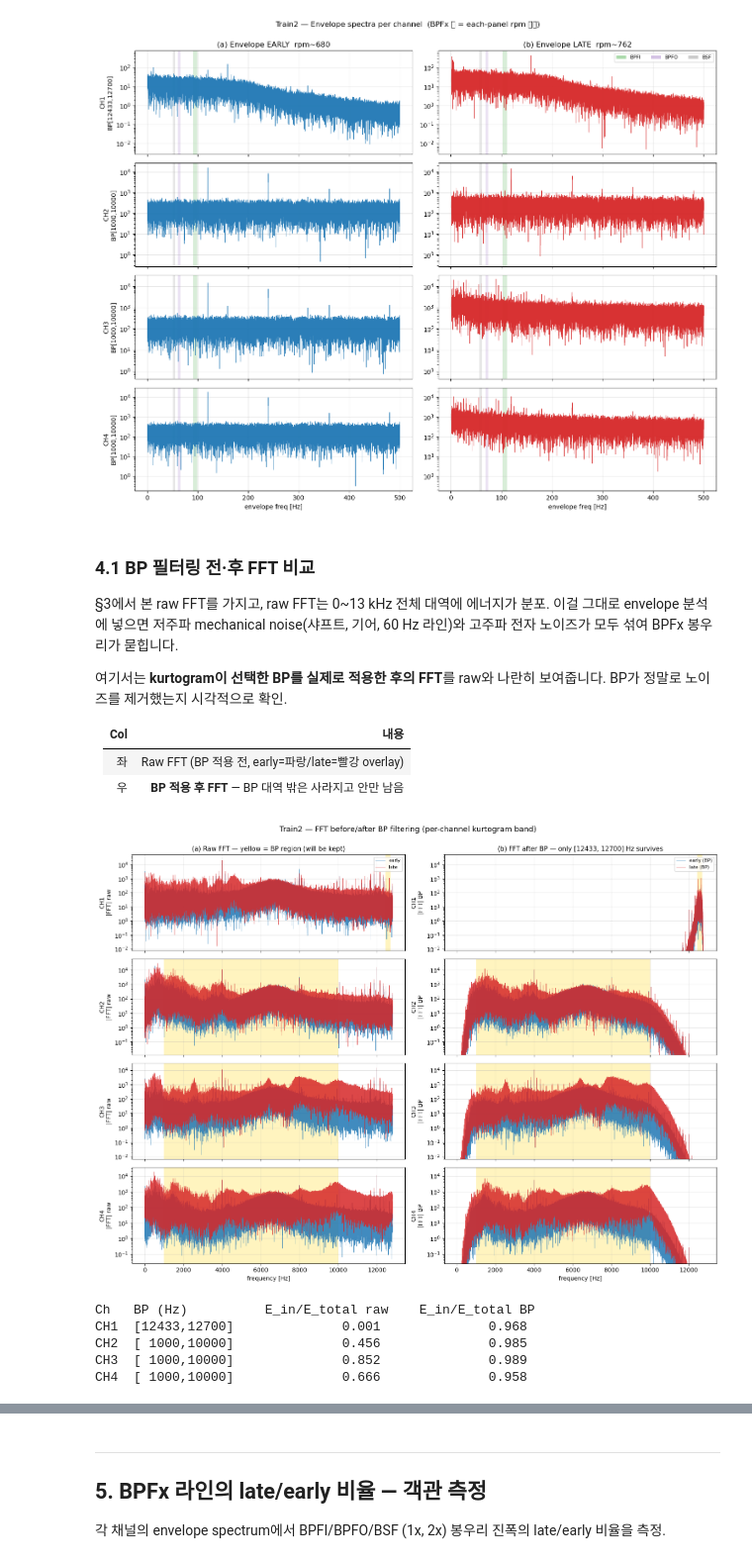
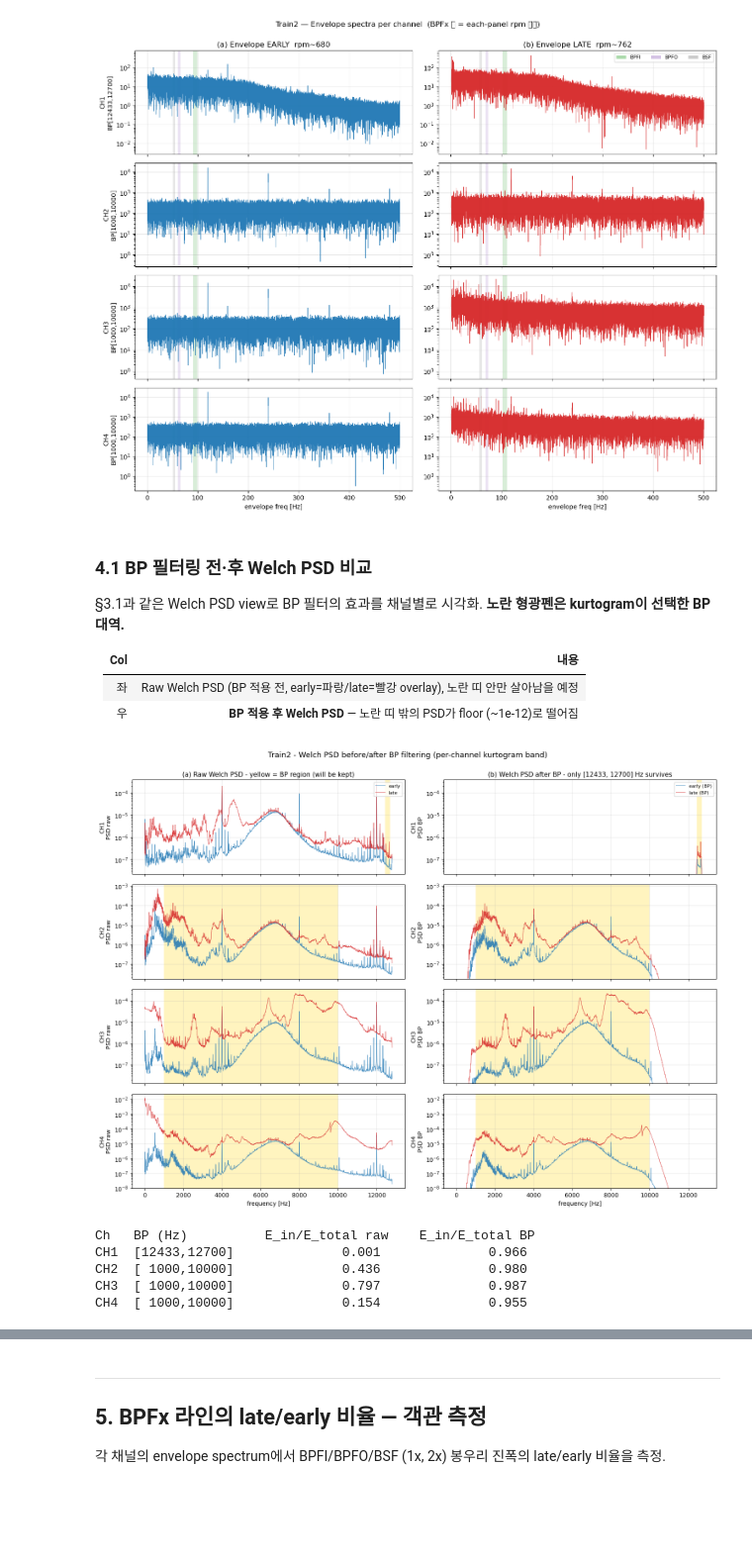
Before and after one commit to Circler-K/data_challenge, a Jupyter notebook: notebooks/01_train2_analysis.ipynb, the cells around one changed output, grey strips where cells are left out. Shown at 99% size. Cells and saved outputs as stored; diff of their text form; code cells hidden in the pictures; blank space fills up the shorter version.

```diff
--- a/notebooks/01_train2_analysis.ipynb
+++ b/notebooks/01_train2_analysis.ipynb
@@ -482,93 +479,87 @@ plt.show()
 # %% [output]
 [figure]
 # %% [markdown]
-### 4.1 BP 필터링 전·후 FFT 비교
+### 4.1 BP 필터링 전·후 Welch PSD 비교
 
-§3에서 본 raw FFT를 가지고,  raw FFT는 0~13 kHz 전체 대역에 에너지가 분포. 이걸 그대로 envelope 분석에 넣으면 저주파 mechanical noise(샤프트, 기어, 60 Hz 라인)와 고주파 전자 노이즈가 모두 섞여 BPFx 봉우리가 묻힙니다.
-
-여기서는 **kurtogram이 선택한 BP를 실제로 적용한 후의 FFT**를 raw와 나란히 보여줍니다. BP가 정말로 노이즈를 제거했는지 시각적으로 확인.
+§3.1과 같은 Welch PSD view로 BP 필터의 효과를 채널별로 시각화. **노란 형광펜은 kurtogram이 선택한 BP 대역.**
 
 | Col | 내용 |
 |---|---|
-| 좌 | Raw FFT (BP 적용 전, early=파랑/late=빨강 overlay) |
-| 우 | **BP 적용 후 FFT** — BP 대역 밖은 사라지고 안만 남음 |
+| 좌 | Raw Welch PSD (BP 적용 전, early=파랑/late=빨강 overlay), 노란 띠 안만 살아남을 예정 |
+| 우 | **BP 적용 후 Welch PSD** — 노란 띠 밖의 PSD가 floor (~1e-12)로 떨어짐 |
 # %%
-# Apply each channel's kurtogram BP and compare FFT before/after
+# Apply each channel's kurtogram BP and compare PSD before/after
+# Welch PSD (averaged 4096-sample segments) — same view as §3.1
+from scipy.signal import welch as _welch
+
 fig, axes = plt.subplots(4, 2, figsize=(15, 11), sharex=True)
 
 for i, ch in enumerate(CHANNEL_NAMES):
     lo, hi = get_band(ch)
     sos = butter(4, [lo, hi], btype='band', fs=FS, output='sos')
 
-    # Apply BP to early and late
-    e_raw, l_raw = early[i].astype(np.float64), late[i].astype(np.float64)
+    e_raw = early[i].astype(np.float64)
+    l_raw = late[i].astype(np.float64)
     e_bp = sosfiltfilt(sos, e_raw)
     l_bp = sosfiltfilt(sos, l_raw)
 
-    # Compute FFTs
-    def fft_mag(sig):
-        spec = np.abs(np.fft.rfft(sig * np.hanning(len(sig))))
-        f = np.fft.rfftfreq(len(sig), d=1.0/FS)
-        return f, spec
+    def psd(sig):
+        f, P = _welch(sig, fs=FS, nperseg=4096, noverlap=2048, scaling='density')
+        return f, P
 
-    fe_r, se_r = fft_mag(e_raw); fl_r, sl_r = fft_mag(l_raw)
-    fe_b, se_b = fft_mag(e_bp);  fl_b, sl_b = fft_mag(l_bp)
+    fe_r, Pe_r = psd(e_raw); fl_r, Pl_r = psd(l_raw)
+    fe_b, Pe_b = psd(e_bp);  fl_b, Pl_b = psd(l_bp)
 
     m = (fe_r >= 5) & (fe_r <= 13000)
 
-    # Left: raw FFT
     ax = axes[i, 0]
-    ax.semilogy(fe_r[m], se_r[m] + 1e-3, color='tab:blue', lw=0.4, alpha=0.85, label='early')
-    ax.semilogy(fl_r[m], sl_r[m] + 1e-3, color='tab:red',  lw=0.4, alpha=0.85, label='late')
+    ax.semilogy(fe_r[m], Pe_r[m], color='tab:blue', lw=0.7, alpha=0.85, label='early')
+    ax.semilogy(fl_r[m], Pl_r[m], color='tab:red',  lw=0.7, alpha=0.85, label='late')
     ax.axvspan(lo, hi, color='gold', alpha=0.25, lw=0)
-    ax.set_ylabel(f'{ch}\n|FFT| raw')
+    ax.set_ylabel(f'{ch}\nPSD raw')
     ax.grid(alpha=0.3)
     if i == 0:
-        ax.set_title('(a) Raw FFT — yellow = BP region (will be kept)', fontsize=11)
+        ax.set_title('(a) Raw Welch PSD - yellow = BP region (will be kept)', fontsize=11)
         ax.legend(fontsize=8, loc='upper right')
     if i == 3: ax.set_xlabel('frequency [Hz]')
 
-    # Right: BP-filtered FFT
     ax = axes[i, 1]
-    ax.semilogy(fe_b[m], se_b[m] + 1e-3, color='tab:blue', lw=0.4, alpha=0.85, label='early (BP)')
-    ax.semilogy(fl_b[m], sl_b[m] + 1e-3, color='tab:red',  lw=0.4, alpha=0.85, label='late (BP)')
+    ax.semilogy(fe_b[m], Pe_b[m] + 1e-12, color='tab:blue', lw=0.7, alpha=0.85, label='early (BP)')
+    ax.semilogy(fl_b[m], Pl_b[m] + 1e-12, color='tab:red',  lw=0.7, alpha=0.85, label='late (BP)')
     ax.axvspan(lo, hi, color='gold', alpha=0.25, lw=0)
-    ax.set_ylabel(f'{ch}\n|FFT| BP')
+    ax.set_ylabel(f'{ch}\nPSD BP')
     ax.grid(alpha=0.3)
     if i == 0:
-        ax.set_title(f'(b) FFT after BP — only [{lo:.0f}, {hi:.0f}] Hz survives', fontsize=11)
+        ax.set_title(f'(b) Welch PSD after BP - only [{lo:.0f}, {hi:.0f}] Hz survives', fontsize=11)
         ax.legend(fontsize=8, loc='upper right')
     if i == 3: ax.set_xlabel('frequency [Hz]')
 
-    # Sync y-axis between left/right per row to make the suppression visible
     yl = axes[i, 0].get_ylim()
     axes[i, 1].set_ylim(yl)
 
-fig.suptitle(f'Train{TR} — FFT before/after BP filtering (per-channel kurtogram band)', y=1.0, fontsize=13)
+fig.suptitle(f'Train{TR} - Welch PSD before/after BP filtering (per-channel kurtogram band)',
+             y=1.0, fontsize=13)
 fig.tight_layout()
 plt.show()
 
-# Numerical: energy ratio inside vs outside BP band, before vs after
 print(f'\n{"Ch":<4} {"BP (Hz)":<14} {"E_in/E_total raw":>18} {"E_in/E_total BP":>18}')
 for i, ch in enumerate(CHANNEL_NAMES):
     lo, hi = get_band(ch)
     sos = butter(4, [lo, hi], btype='band', fs=FS, output='sos')
     sig_raw = late[i].astype(np.float64)
     sig_bp  = sosfiltfilt(sos, sig_raw)
-    f, sr = fft_mag(sig_raw); _, sb = fft_mag(sig_bp)
+    f, Pr = psd(sig_raw); _, Pb = psd(sig_bp)
     in_band = (f >= lo) & (f <= hi)
-    e_in_raw  = (sr[in_band]**2).sum()
-    e_total_raw = (sr**2).sum()
-    e_in_bp   = (sb[in_band]**2).sum()
-    e_total_bp = (sb**2).sum()
+    e_in_raw  = Pr[in_band].sum(); e_total_raw = Pr.sum()
+    e_in_bp   = Pb[in_band].sum(); e_total_bp = Pb.sum()
     print(f'{ch:<4} [{lo:>5.0f},{hi:>5.0f}] {e_in_raw/e_total_raw:>18.3f} {e_in_bp/e_total_bp:>18.3f}')
 # %% [output]
-[figure, old version]
+[figure, new version]
 Ch   BP (Hz)          E_in/E_total raw    E_in/E_total BP
-CH1  [12433,12700]              0.001              0.968
-CH2  [ 1000,10000]              0.456              0.985
-CH3  [ 1000,10000]              0.852              0.989
-CH4  [ 1000,10000]              0.666              0.958
+CH1  [12433,12700]              0.001              0.966
+CH2  [ 1000,10000]              0.436              0.980
+CH3  [ 1000,10000]              0.797              0.987
+CH4  [ 1000,10000]              0.154              0.955
 # %% [markdown]
 > **읽기**
 >
```
Also changed, not shown: parts of 12 cells of this notebook.
